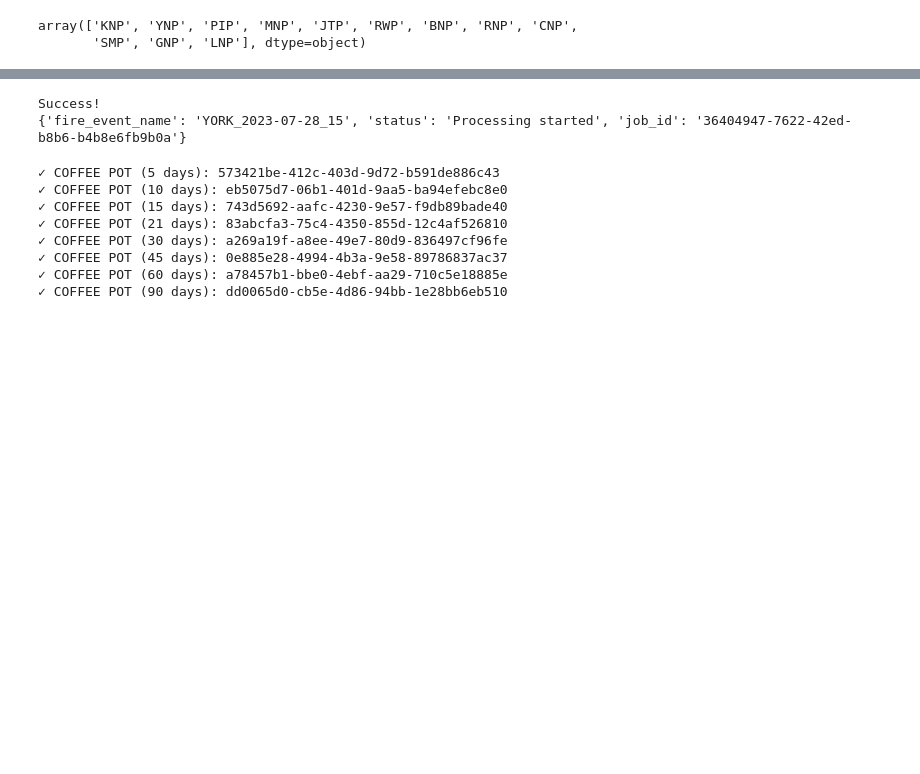
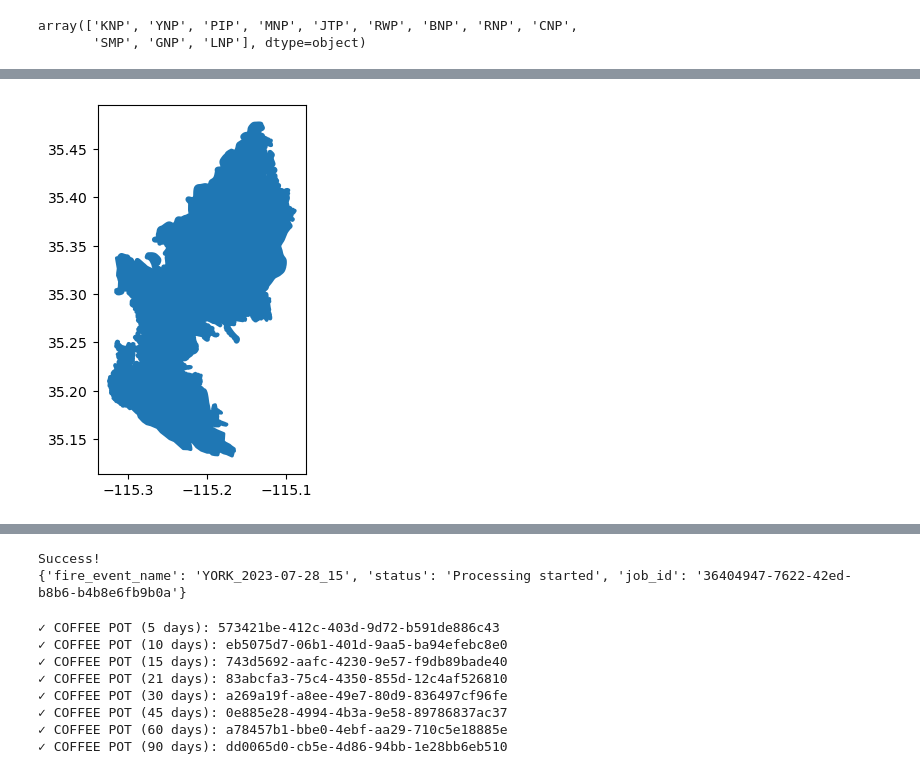
Before and after one commit to SchmidtDSE/fire-recovery-validation, a Jupyter notebook: validation_preprocess.ipynb, the cells around one changed output, grey strips where cells are left out. Saved outputs shown, nothing was run; the diff lists cells and outputs as text; code cells hidden in the pictures; blank space fills up the shorter version.

```diff
--- a/validation_preprocess.ipynb
+++ b/validation_preprocess.ipynb
@@ -29,7 +31,7 @@ Name: count, dtype: int64
 def create_bbox(fire_name, fires):
     ''' creates a buffered bounding box around a fire parameter '''
 
-    fire = fires[fires['FIRE_NAME'] == fire_name].buffer(0.5).to_crs(epsg=4326)
+    fire = fires[fires['FIRE_NAME'] == fire_name].buffer(250).to_crs(epsg=4326)
 
     bbox = fire.bounds
 
@@ -49,3 +53,4 @@ np.datetime64('2023-07-28T00:00:00.000')
+[figure, added]
 # %%
 def create_query(fire_name, bbox, date_of_fire, post_fire_range):
     ''' Creates an API qury for the bounding box and time period specified '''
```
Also changed, not shown: parts of 4 cells of this notebook, 4 other files.
